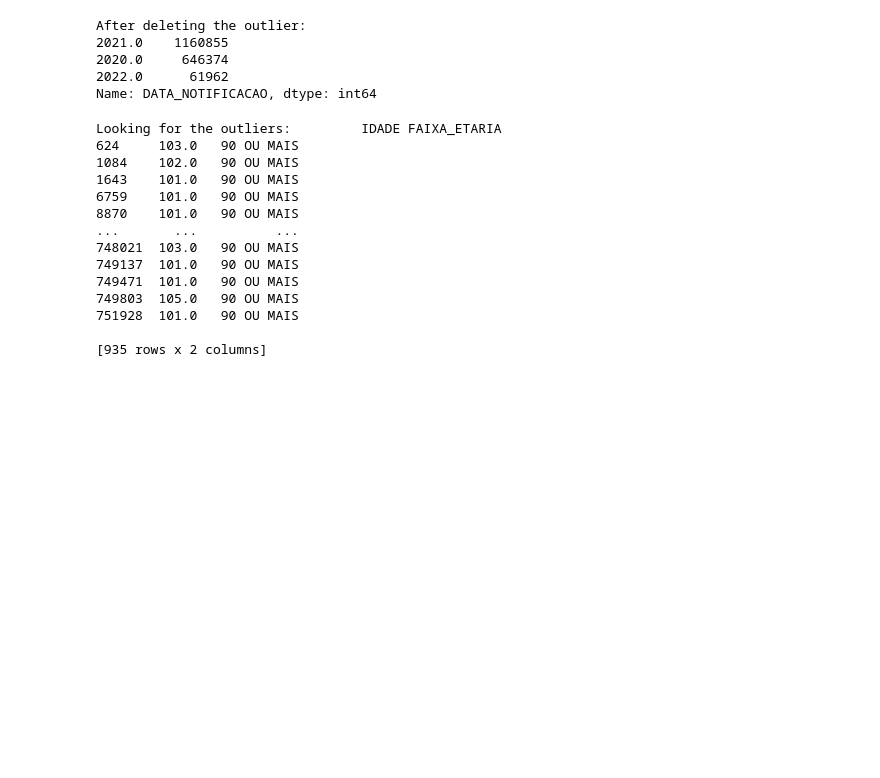
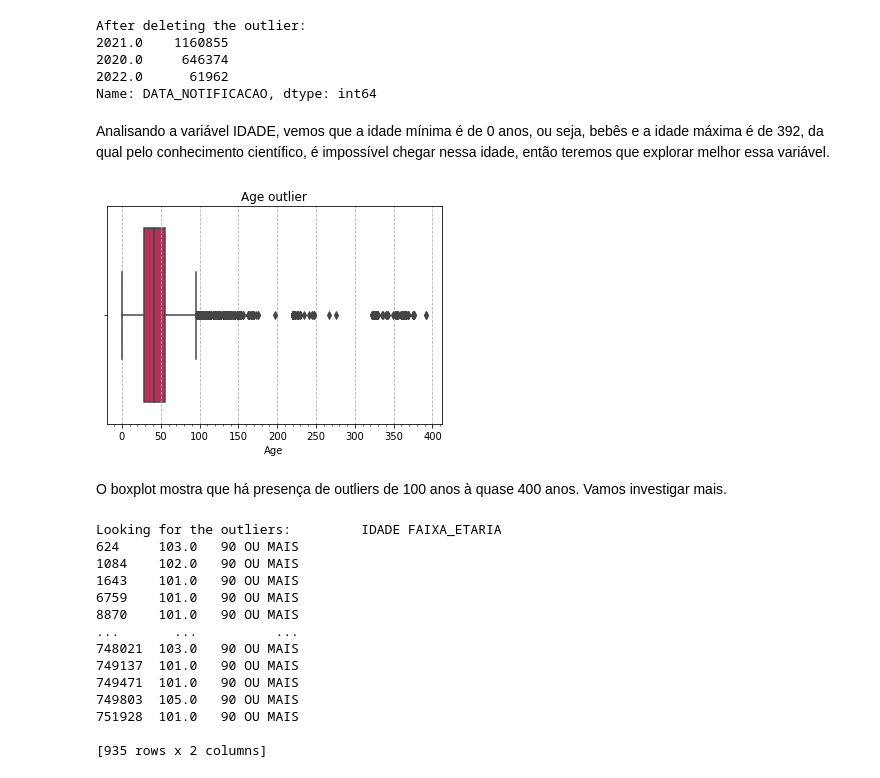
Before and after one commit to fernandarrios/tcc_covid_recuperacao, a Jupyter notebook: covid_cases_notebook.ipynb, the cells around one changed output. Drawn from its saved outputs; the diff is of its cells as text; code cells hidden in the pictures; blank space fills up the shorter version.

```diff
--- a/covid_cases_notebook.ipynb
+++ b/covid_cases_notebook.ipynb
@@ -105,10 +105,6 @@ covid_sistema_quatro['DATA_NOTIFICACAO'] = fixing_data_type(
 
 covid_df = pd.concat([covid_sistema_um, covid_sistema_dois, covid_sistema_tres,
                       covid_sistema_quatro])
-
-covid_df.reset_index(drop=True, inplace=True)
-report = ProfileReport(covid_df, title='Primeira investigação do dataset')
-report.to_file('TCC_COVID_REPORT_1.html')
 # %% [markdown]
 A variável DATA_NOTIFICACAO presente no dataset apresentou dois formatos de data, (YYYY-MM-DD e DD/MM/YYYY), então foi optado carregar os arquivos separados, para poder tratar essa variável antes de concatená-los em um único dataframe.
 # %%
@@ -204,6 +200,17 @@ After deleting the outlier:
 2020.0     646374
 2022.0      61962
 Name: DATA_NOTIFICACAO, dtype: int64
+# %% [markdown]
+Analisando a variável IDADE, vemos que a idade mínima é de 0 anos, ou seja, bebês e a idade máxima é de 392, da qual pelo conhecimento científico, é impossível chegar nessa idade, então teremos que explorar melhor essa variável.
+# %%
+image_path = 'C:/Users/nanda/PycharmProjects/puc_tcc/images/'
+
+plot_box_plot(covid_df['IDADE'], 'Age outlier', xlabel='Age')
+save_fig_show('Age_outlier', image_path=image_path)
+# %% [output]
+[figure, added]
+# %% [markdown]
+O boxplot mostra que há presença de outliers de 100 anos à quase 400 anos. Vamos investigar mais.
 # %%
 print(f"Looking for the outliers: "
       f"{covid_df.loc[covid_df['IDADE'] > 100, ['IDADE', 'FAIXA_ETARIA']]}")
```
Also changed, not shown: parts of 4 cells of this notebook.
